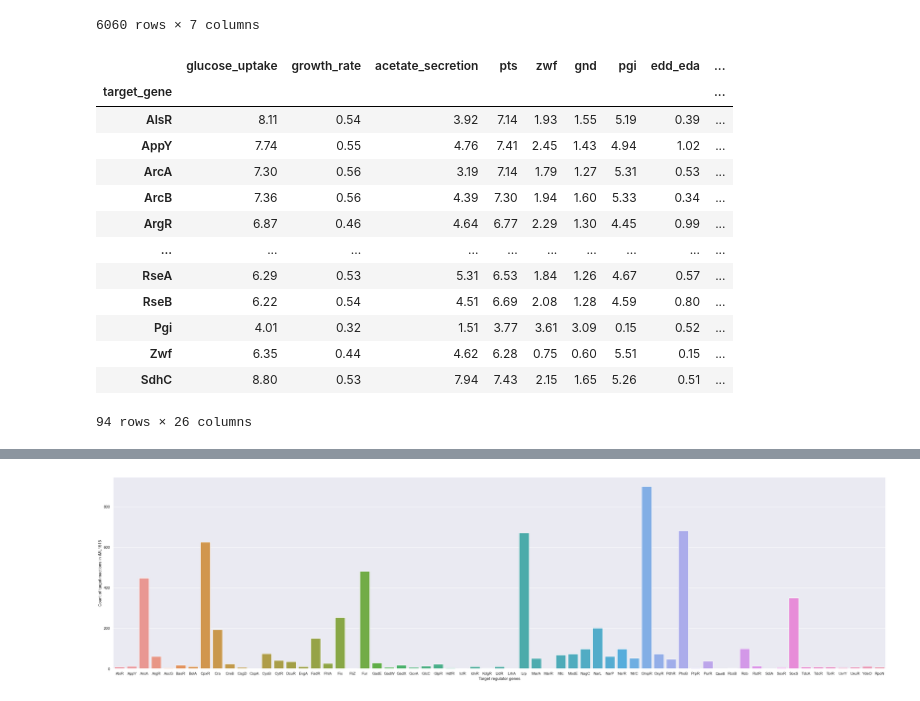
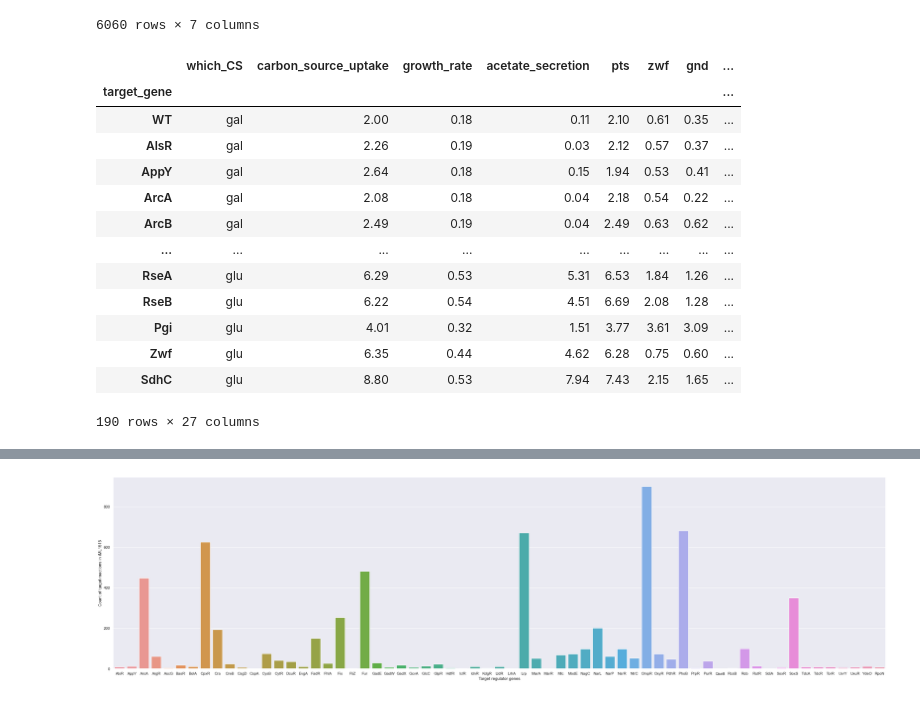
Before and after one commit to leonfaure/amn_benchmark, a Jupyter notebook: rijs_2011/regulonDB.ipynb, the cells around one changed output, grey strips where cells are left out. Cells and saved outputs as stored; diff of their text form; code cells hidden in the pictures.

```diff
--- a/rijs_2011/regulonDB.ipynb
+++ b/rijs_2011/regulonDB.ipynb
@@ -17,22 +17,22 @@ TF_to_gene
 | 6059 | ECK125336166 | RpoN | rpoN | ECK120003789 | yfcZ | - | ... |
 6060 rows × 7 columns
 # %%
-PATH = "rijs_2011_all_data.csv"
+PATH = "rijs_2011_all.csv"
 all_data = pd.read_csv(PATH, index_col="target_gene", encoding="utf-8")
 all_data
 # %% [output]
-|  | glucose_uptake | growth_rate | acetate_secretion | pts | zwf | gnd | pgi | edd_eda | ... |
-| target_gene |  |  |  |  |  |  |  |  | ... |
-| AlsR | 8.11 | 0.54 | 3.92 | 7.14 | 1.93 | 1.55 | 5.19 | 0.39 | ... |
-| AppY | 7.74 | 0.55 | 4.76 | 7.41 | 2.45 | 1.43 | 4.94 | 1.02 | ... |
-| ArcA | 7.30 | 0.56 | 3.19 | 7.14 | 1.79 | 1.27 | 5.31 | 0.53 | ... |
-| ArcB | 7.36 | 0.56 | 4.39 | 7.30 | 1.94 | 1.60 | 5.33 | 0.34 | ... |
-| ArgR | 6.87 | 0.46 | 4.64 | 6.77 | 2.29 | 1.30 | 4.45 | 0.99 | ... |
-| ... | ... | ... | ... | ... | ... | ... | ... | ... | ... |
-| RseA | 6.29 | 0.53 | 5.31 | 6.53 | 1.84 | 1.26 | 4.67 | 0.57 | ... |
-| RseB | 6.22 | 0.54 | 4.51 | 6.69 | 2.08 | 1.28 | 4.59 | 0.80 | ... |
-| Pgi | 4.01 | 0.32 | 1.51 | 3.77 | 3.61 | 3.09 | 0.15 | 0.52 | ... |
-| Zwf | 6.35 | 0.44 | 4.62 | 6.28 | 0.75 | 0.60 | 5.51 | 0.15 | ... |
-| SdhC | 8.80 | 0.53 | 7.94 | 7.43 | 2.15 | 1.65 | 5.26 | 0.51 | ... |
+|  | which_CS | carbon_source_uptake | growth_rate | acetate_secretion | pts | zwf | gnd | ... |
+| target_gene |  |  |  |  |  |  |  | ... |
+| WT | gal | 2.00 | 0.18 | 0.11 | 2.10 | 0.61 | 0.35 | ... |
+| AlsR | gal | 2.26 | 0.19 | 0.03 | 2.12 | 0.57 | 0.37 | ... |
+| AppY | gal | 2.64 | 0.18 | 0.15 | 1.94 | 0.53 | 0.41 | ... |
+| ArcA | gal | 2.08 | 0.18 | 0.04 | 2.18 | 0.54 | 0.22 | ... |
+| ArcB | gal | 2.49 | 0.19 | 0.04 | 2.49 | 0.63 | 0.62 | ... |
+| ... | ... | ... | ... | ... | ... | ... | ... | ... |
+| RseA | glu | 6.29 | 0.53 | 5.31 | 6.53 | 1.84 | 1.26 | ... |
+| RseB | glu | 6.22 | 0.54 | 4.51 | 6.69 | 2.08 | 1.28 | ... |
+| Pgi | glu | 4.01 | 0.32 | 1.51 | 3.77 | 3.61 | 3.09 | ... |
+| Zwf | glu | 6.35 | 0.44 | 4.62 | 6.28 | 0.75 | 0.60 | ... |
+| SdhC | glu | 8.80 | 0.53 | 7.94 | 7.43 | 2.15 | 1.65 | ... |
-94 rows × 26 columns
+190 rows × 27 columns
 # %%
```
Also changed, not shown: parts of 5 cells of this notebook, 2 other files.
